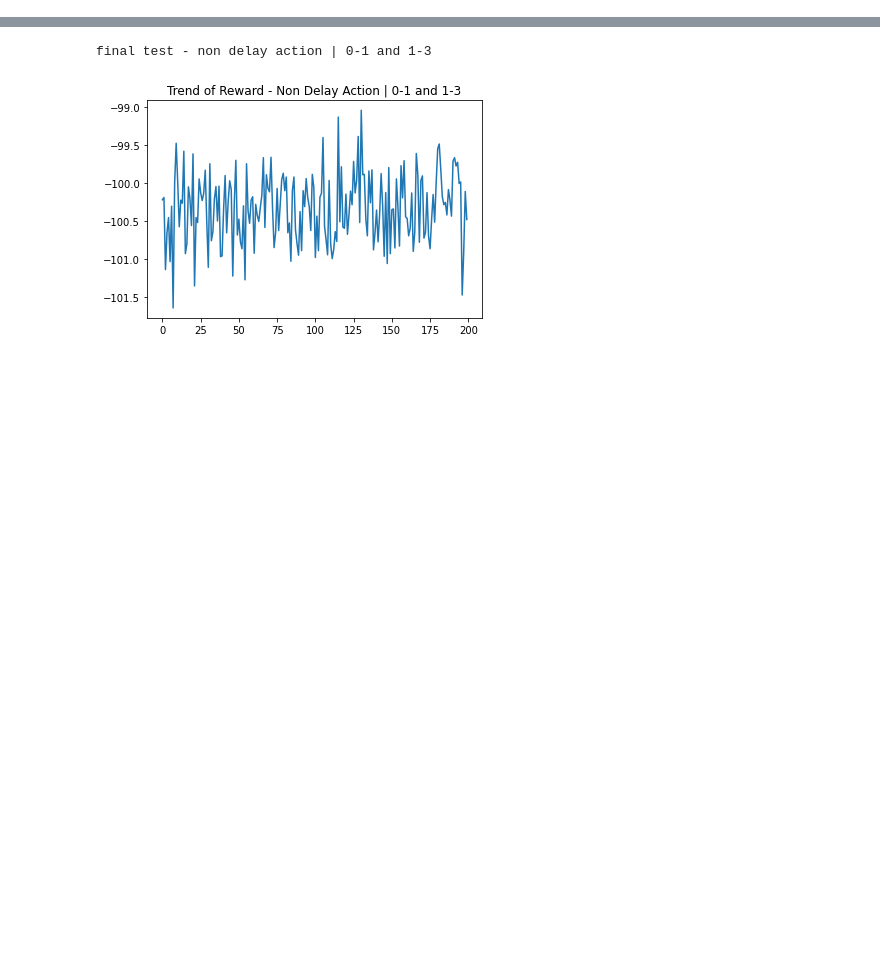
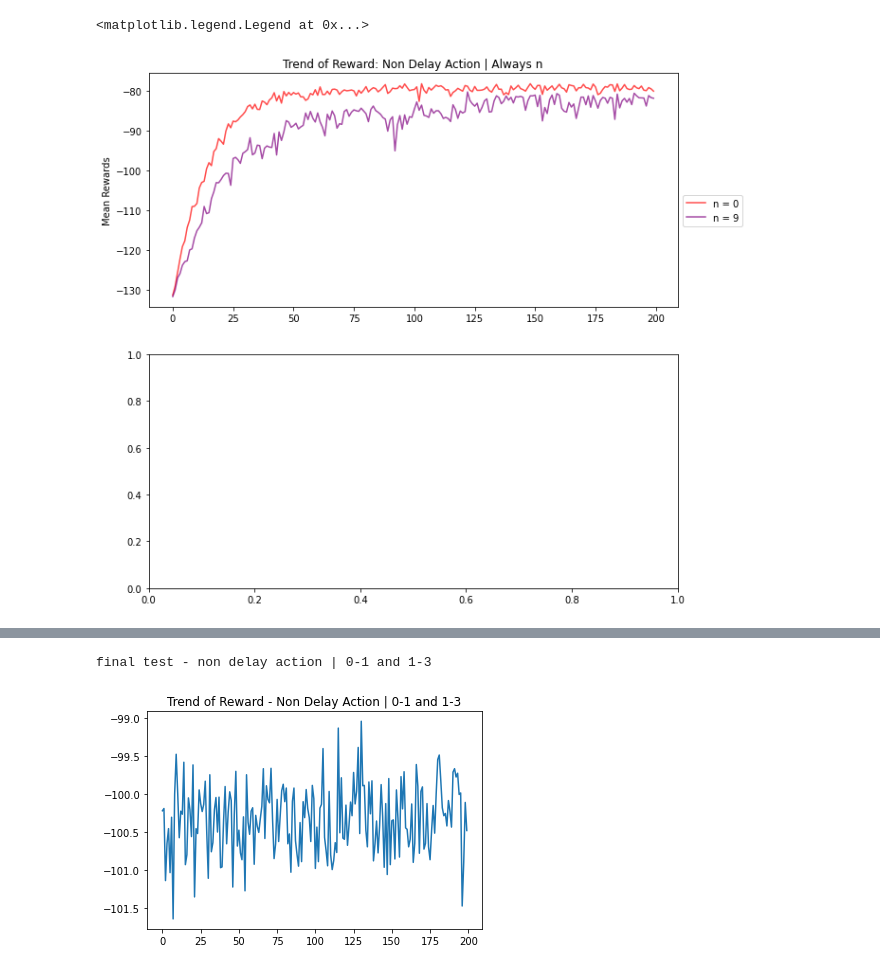
Before and after one commit to taniaharsono/dissertation, a Jupyter notebook: d9-renderipynb.ipynb, the cells around one changed output, grey strips where cells are left out. Saved outputs shown, nothing was run; the diff lists cells and outputs as text; code cells hidden in the pictures; blank space fills up the shorter version.

```diff
--- a/d9-renderipynb.ipynb
+++ b/d9-renderipynb.ipynb
@@ -1327,0 +1370,16 @@ final test - non delay action | qlearning epsilon-greedy
+# %%
+av = rewards_mean_av
+av_9 = rewards_mean_av_9
+
+fig_1, ax_1 = plt.subplots(nrows = 2, ncols=1, figsize=(10, 10))
+
+ax_1[0].plot(list(range(len(av))), av, color = "red", alpha = 0.7)
+ax_1[0].plot(list(range(len(av_9))), av_9, color = "purple", alpha = 0.7)
+ax_1[0].set_title("Trend of Reward: Non Delay Action | Always n")
+ax_1[0].set_ylabel("Mean Rewards")
+ax_1[0].legend(loc = 'upper left', \
+    labels = ['n = 0', 'n = 9'], \
+        bbox_to_anchor = (1, 0.5))
+# %% [output]
+<matplotlib.legend.Legend at 0x...>
+[figure, added]
```
Also changed, not shown: parts of 6 cells of this notebook.
